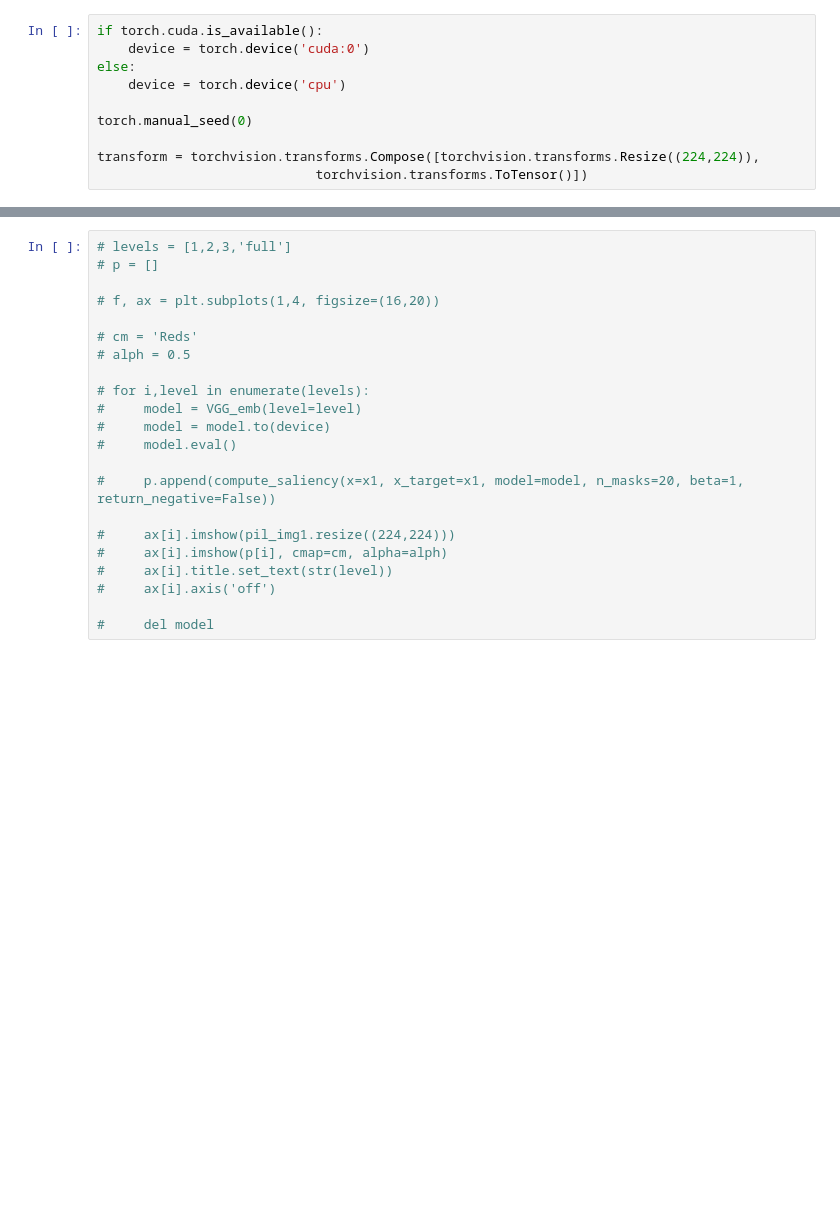
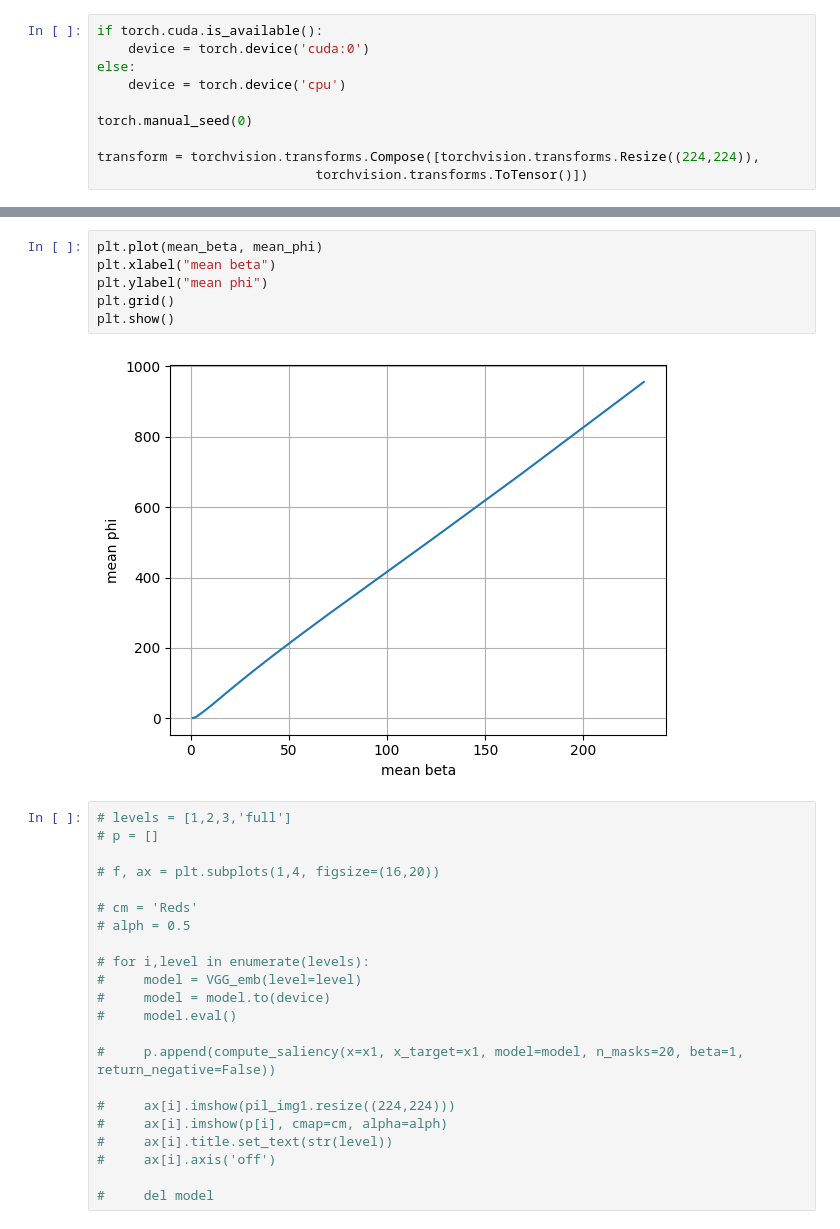
Before and after one commit to BFonseca45/PIBISA, a Jupyter notebook: encoder_main.ipynb, the cells around one changed output, grey strips where cells are left out. Cells and saved outputs as stored; diff of their text form; blank space fills up the shorter version.

```diff
--- a/encoder_main.ipynb
+++ b/encoder_main.ipynb
@@ -82,3 +121,11 @@ plt.show()
+# %%
+plt.plot(mean_beta, mean_phi)
+plt.xlabel("mean beta")
+plt.ylabel("mean phi")
+plt.grid()
+plt.show()
+# %% [output]
+[figure, added]
 # %%
 # levels = [1,2,3,'full']
 # p = []
```
Also changed, not shown: parts of 7 cells of this notebook, 3 other files.
